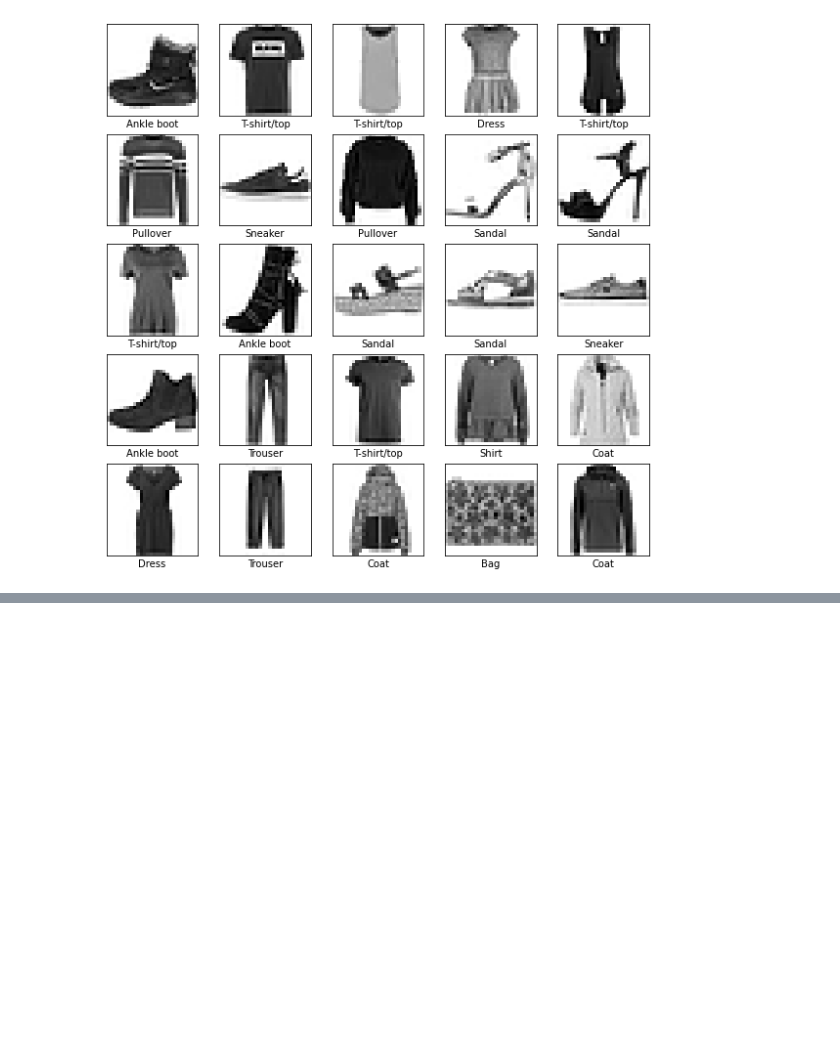
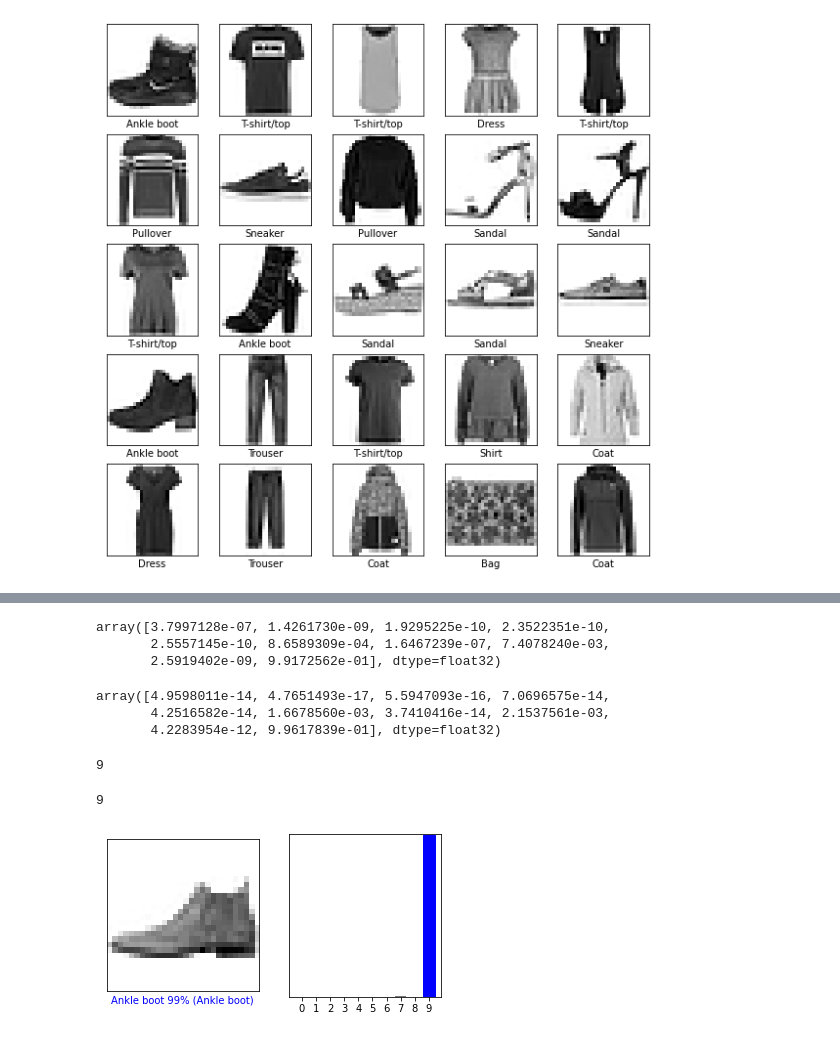
Before and after one commit to ArindamBanerji/feature-eng-eda-recipes, a Jupyter notebook: tf_keras1.ipynb, the cells around one changed output, grey strips where cells are left out. Drawn from its saved outputs; the diff is of its cells as text; code cells hidden in the pictures; blank space fills up the shorter version.

```diff
--- a/tf_keras1.ipynb
+++ b/tf_keras1.ipynb
@@ -251,0 +320,3 @@ model.compile(optimizer='adam',
+# %%
+probability_model = tf.keras.Sequential([model,
+                                         tf.keras.layers.Softmax()])
@@ -251,0 +326,2 @@ model.compile(optimizer='adam',
+# %%
+predictions = probability_model.predict(test_images)
@@ -251,0 +334,61 @@ model.compile(optimizer='adam',
+# %%
+predictions[0]
+# %% [output]
+array([3.7997128e-07, 1.4261730e-09, 1.9295225e-10, 2.3522351e-10,
+       2.5557145e-10, 8.6589309e-04, 1.6467239e-07, 7.4078240e-03,
+       2.5919402e-09, 9.9172562e-01], dtype=float32)
+# %%
+predictions_rms[0]
+# %% [output]
+array([4.9598011e-14, 4.7651493e-17, 5.5947093e-16, 7.0696575e-14,
+       4.2516582e-14, 1.6678560e-03, 3.7410416e-14, 2.1537561e-03,
+       4.2283954e-12, 9.9617839e-01], dtype=float32)
+# %%
+np.argmax(predictions[0])
+# %% [output]
+9
+# %%
+np.argmax(predictions_rms[0])
+# %% [output]
+9
+# %%
+def plot_image(i, predictions_array, true_label, img):
+  true_label, img = true_label[i], img[i]
+  plt.grid(False)
+  plt.xticks([])
+  plt.yticks([])
+
+  plt.imshow(img, cmap=plt.cm.binary)
+
+  predicted_label = np.argmax(predictions_array)
+  if predicted_label == true_label:
+    color = 'blue'
+  else:
+    color = 'red'
+
+  plt.xlabel("{} {:2.0f}% ({})".format(class_names[predicted_label],
+                                100*np.max(predictions_array),
+                                class_names[true_label]),
+                                color=color)
+
+def plot_value_array(i, predictions_array, true_label):
+  true_label = true_label[i]
+  plt.grid(False)
+  plt.xticks(range(10))
+  plt.yticks([])
+  thisplot = plt.bar(range(10), predictions_array, color="#777777")
+  plt.ylim([0, 1])
+  predicted_label = np.argmax(predictions_array)
+
+  thisplot[predicted_label].set_color('red')
+  thisplot[true_label].set_color('blue')
+# %%
+i = 0
+plt.figure(figsize=(6,3))
+plt.subplot(1,2,1)
+plot_image(i, predictions[i], test_labels, test_images)
+plt.subplot(1,2,2)
+plot_value_array(i, predictions[i],  test_labels)
+plt.show()
+# %% [output]
+[figure, added]
```
Also changed, not shown: parts of 22 cells of this notebook.
